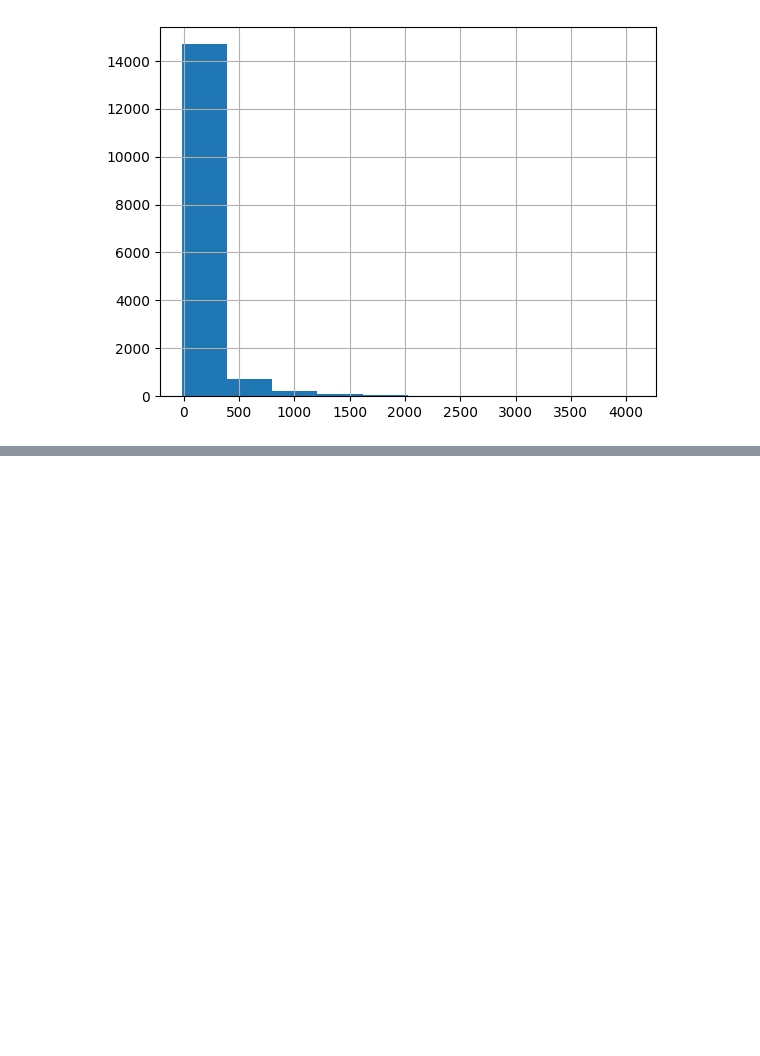
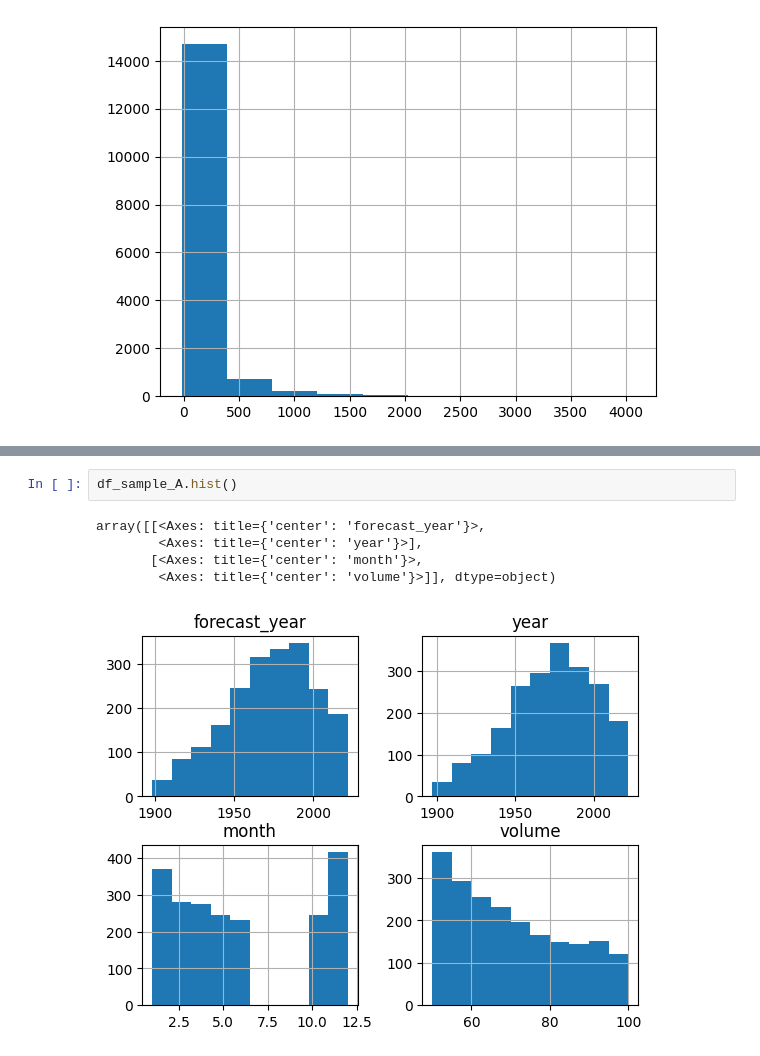
Before and after one commit to BRIJNANDA1979/Climate-Water-Supply-Forecast-Rodeo, a Jupyter notebook: Version_1_Seasonal_Analysis_of_Water_Supply_Forecast_Rodeo_project.ipynb, the cells around one changed output, grey strips where cells are left out. Drawn from its saved outputs; the diff is of its cells as text; blank space fills up the shorter version.

```diff
--- a/Version_1_Seasonal_Analysis_of_Water_Supply_Forecast_Rodeo_project.ipynb
+++ b/Version_1_Seasonal_Analysis_of_Water_Supply_Forecast_Rodeo_project.ipynb
@@ -765,0 +872,8 @@ df['volume'].hist()
+# %%
+df_sample_A.hist()
+# %% [output]
+array([[<Axes: title={'center': 'forecast_year'}>,
+        <Axes: title={'center': 'year'}>],
+       [<Axes: title={'center': 'month'}>,
+        <Axes: title={'center': 'volume'}>]], dtype=object)
+[figure, added]
```
Also changed, not shown: parts of 60 cells of this notebook.
